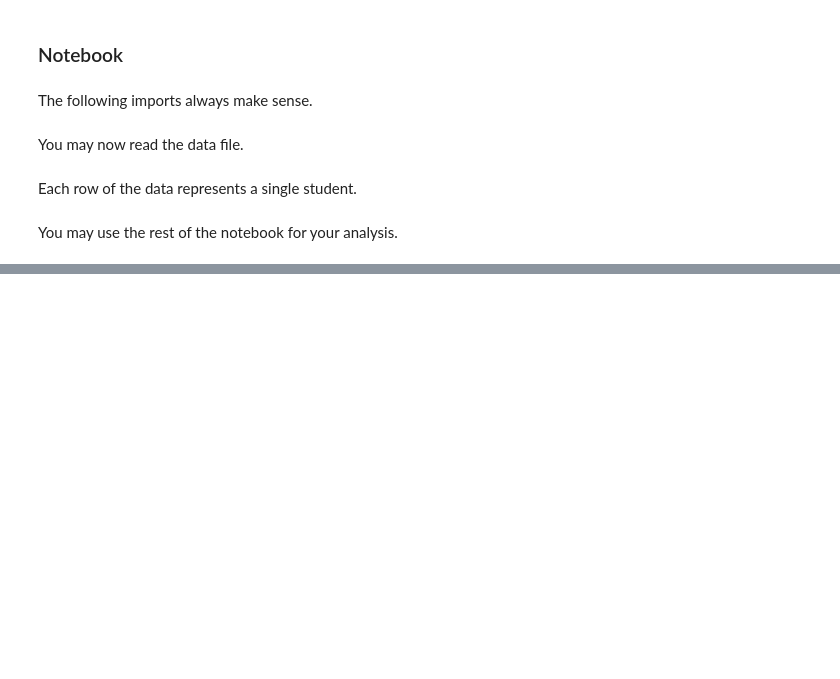
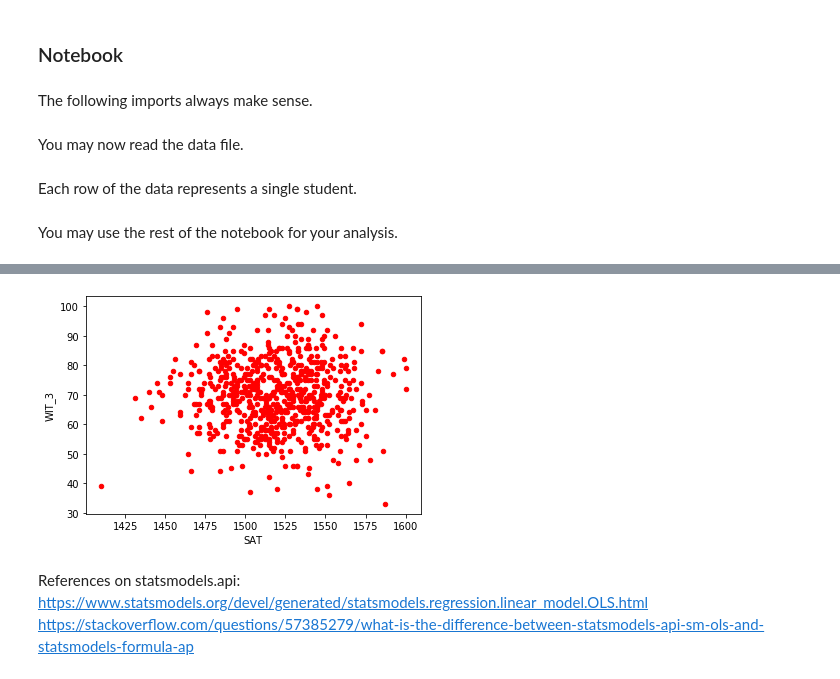
Before and after one commit to anugrahchemparathy/DataProject, a Jupyter notebook: SAT notebook.ipynb, the cells around one changed output, grey strips where cells are left out. Cells and saved outputs as stored; diff of their text form; code cells hidden in the pictures; blank space fills up the shorter version.

```diff
--- a/SAT notebook.ipynb
+++ b/SAT notebook.ipynb
@@ -38,0 +130,9 @@ You may use the rest of the notebook for your analysis.
+# %%
+data.plot(kind='scatter',x='SAT',y='WIT_3',color='red')
+plt.show()
+# %% [output]
+[figure, added]
+# %% [markdown]
+References on statsmodels.api:
+https://www.statsmodels.org/devel/generated/statsmodels.regression.linear_model.OLS.html
+https://stackoverflow.com/questions/57385279/what-is-the-difference-between-statsmodels-api-sm-ols-and-statsmodels-formula-ap
```
Also changed, not shown: parts of 12 cells of this notebook, 1 other file.
